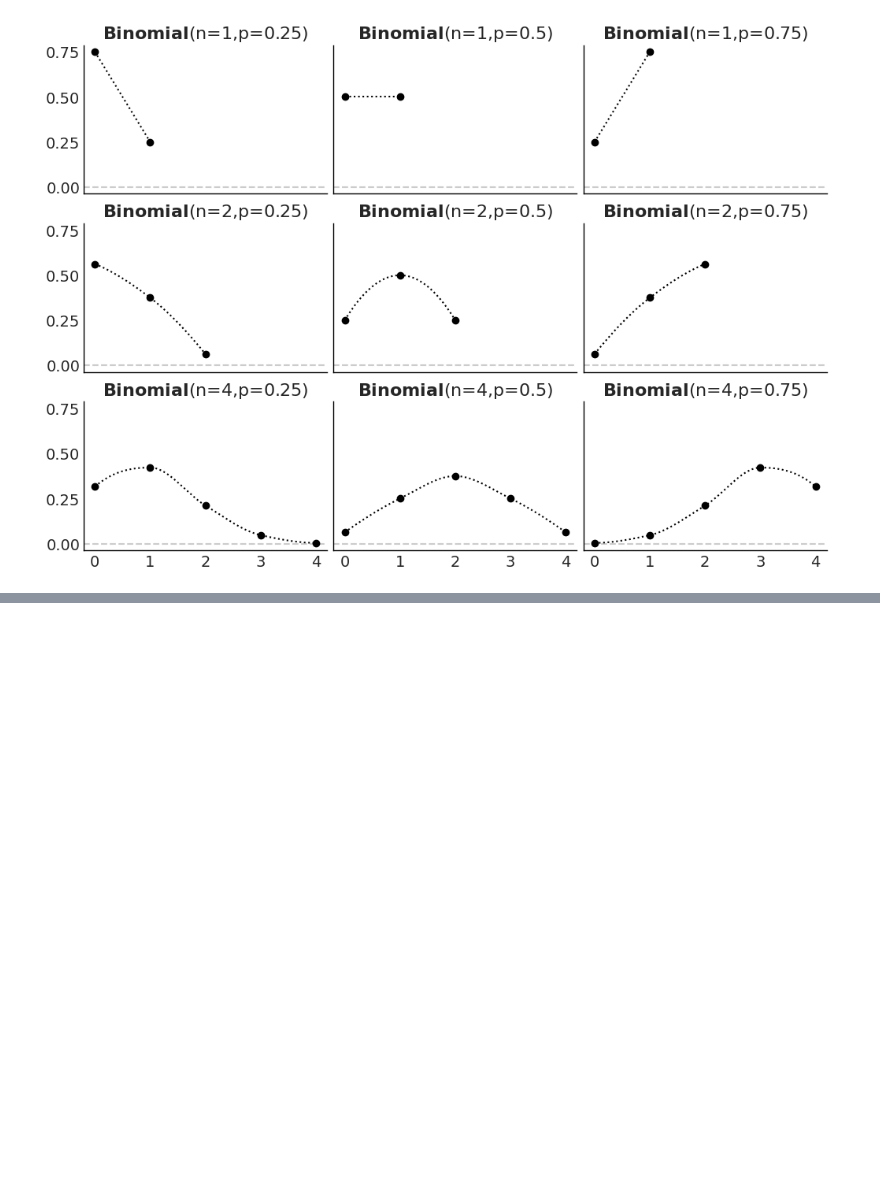
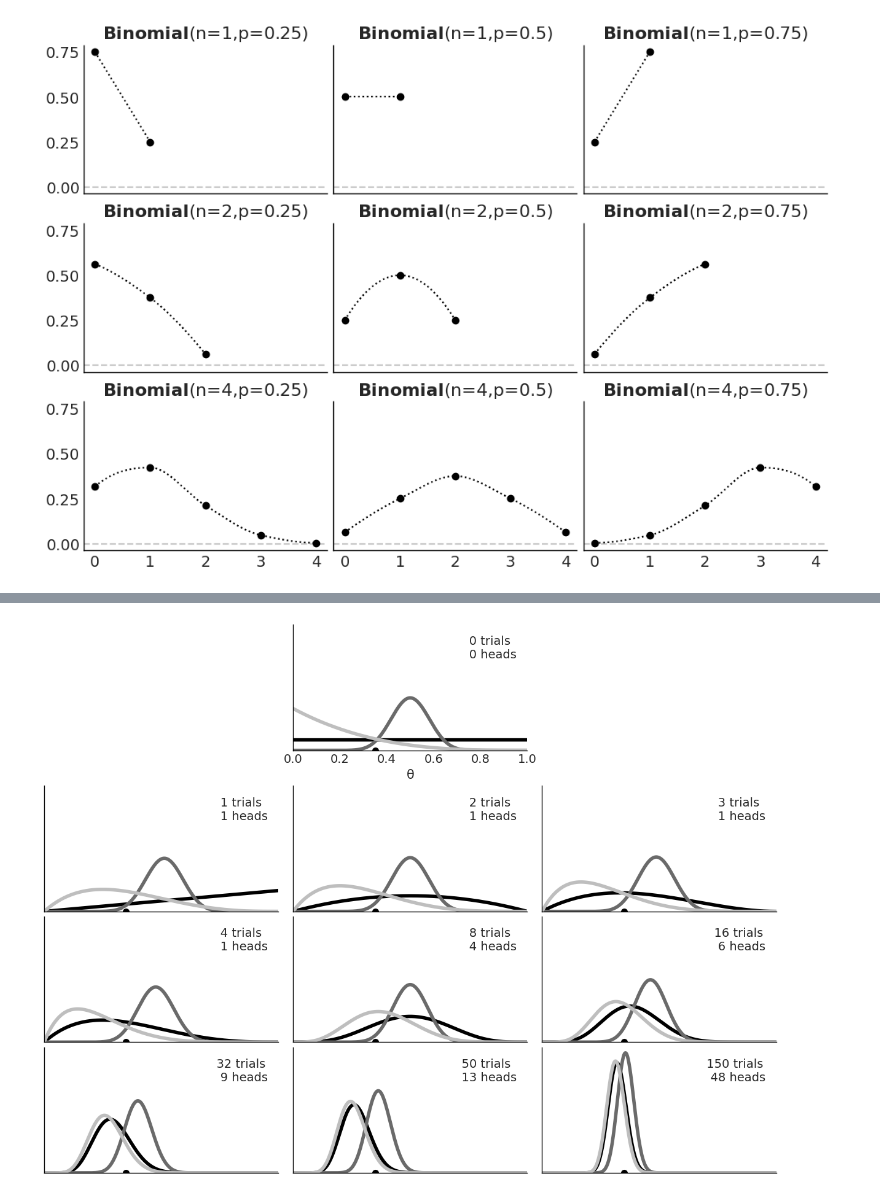
Before and after one commit to aloctavodia/BAP3, a Jupyter notebook: code/Chp_01.ipynb, the cells around one changed output, grey strips where cells are left out. Cells and saved outputs as stored; diff of their text form; code cells hidden in the pictures; blank space fills up the shorter version.

```diff
--- a/code/Chp_01.ipynb
+++ b/code/Chp_01.ipynb
@@ -133,0 +144,33 @@ plt.savefig("../fig/binomial_distribution.png")
+# %%
+plt.figure(figsize=(12, 9))
+
+n_trials = [0, 1, 2, 3, 4, 8, 16, 32, 50, 150]
+data = [0, 1, 1, 1, 1, 4, 6, 9, 13, 48]
+theta_real = 0.35
+
+beta_params = [(1, 1), (20, 20), (1, 4)]
+dist = pz.Beta
+x = np.linspace(0, 1, 2000)
+
+for idx, N in enumerate(n_trials):
+    if idx == 0:
+        plt.subplot(4, 3, 2)
+        plt.xlabel('θ')
+    else:
+        plt.subplot(4, 3, idx+3)
+        plt.xticks([])
+    y = data[idx]
+    for (a_prior, b_prior) in beta_params:
+        posterior = dist(a_prior + y, b_prior + N - y).rv_frozen.pdf(x)
+        plt.plot(x, posterior, lw=4)
+
+    plt.plot(theta_real, 0, ms=9, marker='o', mec='w', mfc='k')
+    plt.plot(0, 0, label=f'{N:4d} trials\n{y:4d} heads', alpha=0)
+    plt.xlim(0, 1)
+    plt.ylim(0, 12)
+    plt.legend()
+    plt.yticks([])
+
+plt.savefig("../fig/beta_binomial_posterior.png")
+# %% [output]
+[figure, added]
```
Also changed, not shown: parts of 3 cells of this notebook, 3 other files.
